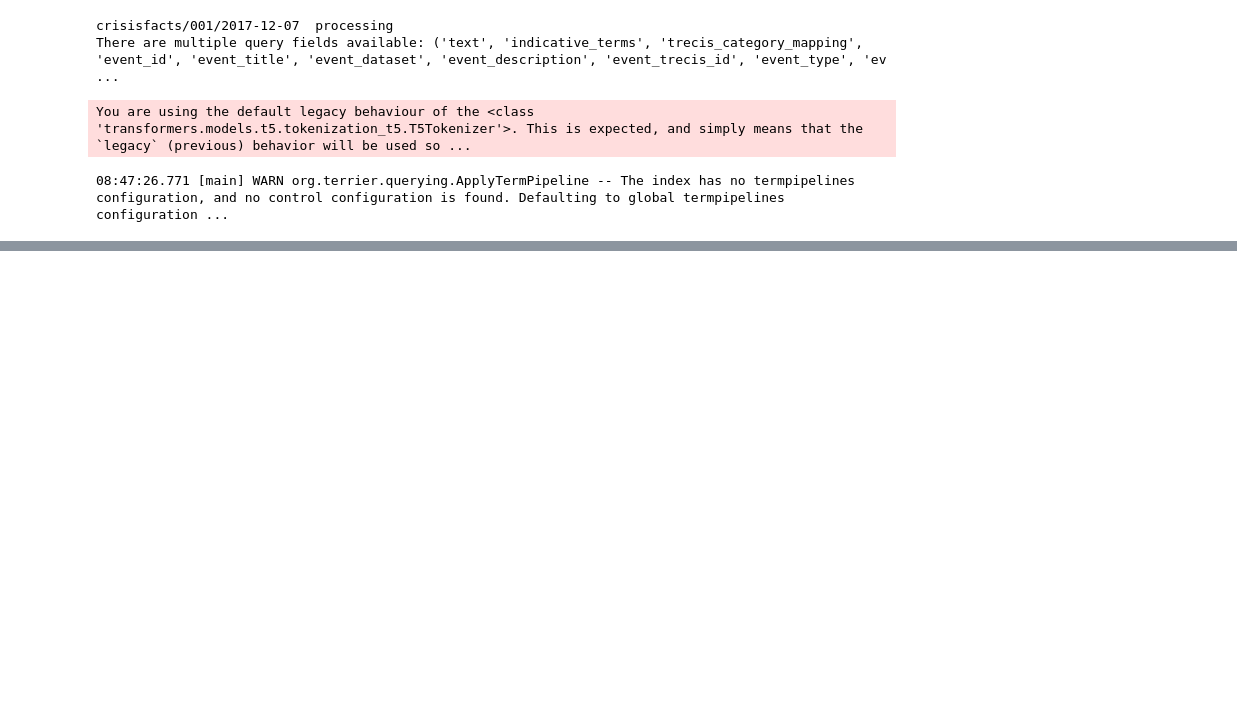
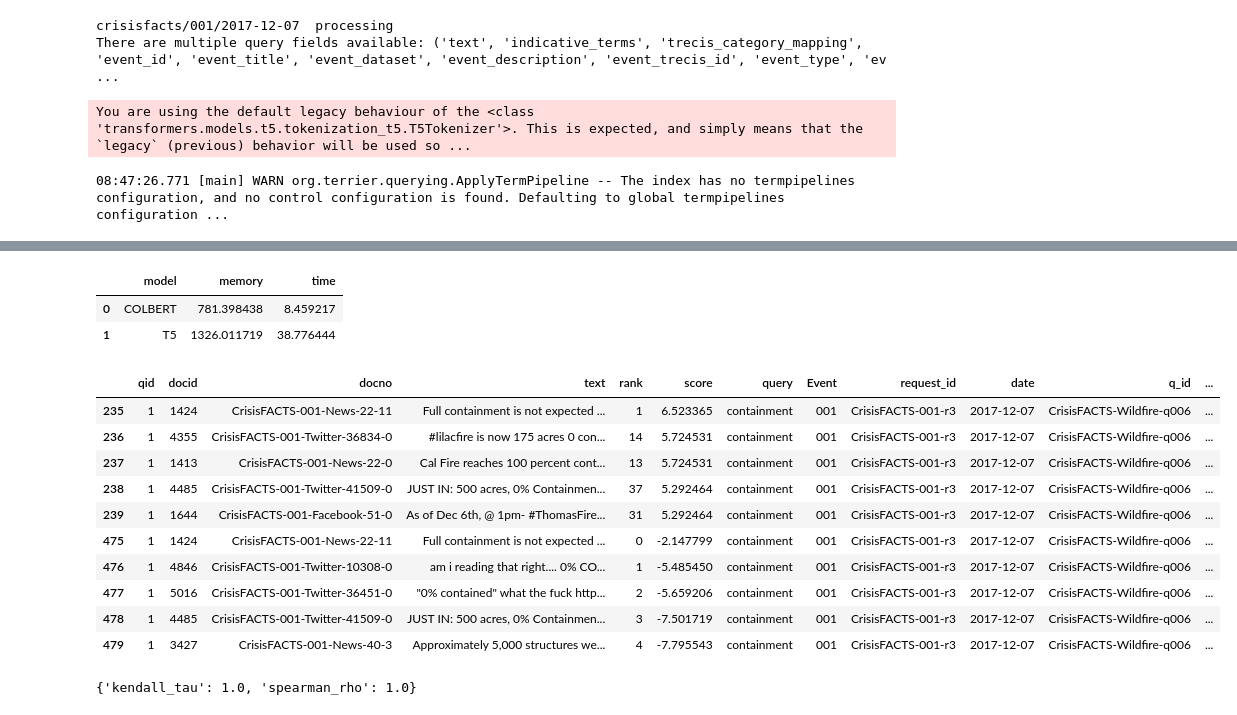
Before and after one commit to jaehobahng/crisisfacts_summarization, a Jupyter notebook: example.ipynb, the cells around one changed output, grey strips where cells are left out. Drawn from its saved outputs; the diff is of its cells as text; code cells hidden in the pictures; blank space fills up the shorter version.

```diff
--- a/example.ipynb
+++ b/example.ipynb
@@ -70,0 +291,41 @@ You are using the default legacy behaviour of the <class 'transformers.models.t5
+# %%
+from crisis_summary.summary import crisis
+from crisis_summary.utils.util import get_eventsMeta
+from dotenv import load_dotenv
+import os
+import pandas as pd
+
+pd.set_option('display.max_colwidth', 200)
+pd.set_option('display.max_columns', None)
+
+# Load variables from the .env file
+load_dotenv('.env')
+api = os.getenv("OPENAI_API_KEY")
+os.environ['IR_DATASETS_HOME'] = './'
+
+eventsMeta = get_eventsMeta(eventNoList='001', days=1)
+# %%
+# List to store the filtered dataframes
+dataframes = []
+
+# Assuming eventsMeta and models are defined
+mine = crisis(events=eventsMeta)
+
+# Perform rank and rerank
+final_df_col, time_taken, memory_used = mine.rank_rerank_colbert(model='BM25')
+final_df_col['model'] = 'COLBERT'
+final_df_col['memory'] = memory_used
+final_df_col['time'] = time_taken
+dataframes.append(final_df_col)
+
+final_df_t5, time_taken, memory_used = mine.rank_rerank_T5(model = 'BM25')
+final_df_t5['model'] = 'T5'
+final_df_t5['memory'] = memory_used
+final_df_t5['time'] = time_taken
+
+
+# Append the filtered dataframe to the list
+dataframes.append(final_df_t5)
+
+# Concatenate all filtered dataframes into one
+rerank_df = pd.concat(dataframes, ignore_index=True)
@@ -70,0 +347,20 @@ You are using the default legacy behaviour of the <class 'transformers.models.t5
+# %%
+rerank_df.groupby(['model'])[['memory','time']].mean().reset_index()
+# %% [output]
+|  | model | memory | time |
+| 0 | COLBERT | 781.398438 | 8.459217 |
+| 1 | T5 | 1326.011719 | 38.776444 |
+# %%
+rerank_df[rerank_df['query'] == 'containment']
+# %% [output]
+|  | qid | docid | docno | text | rank | score | query | Event | request_id | date | q_id | ... |
+| 235 | 1 | 1424 | CrisisFACTS-001-News-22-11 | Full containment is not expected ... | 1 | 6.523365 | containment | 001 | CrisisFACTS-001-r3 | 2017-12-07 | CrisisFACTS-Wildfire-q006 | ... |
+| 236 | 1 | 4355 | CrisisFACTS-001-Twitter-36834-0 | #lilacfire is now 175 acres 0 con... | 14 | 5.724531 | containment | 001 | CrisisFACTS-001-r3 | 2017-12-07 | CrisisFACTS-Wildfire-q006 | ... |
+| 237 | 1 | 1413 | CrisisFACTS-001-News-22-0 | Cal Fire reaches 100 percent cont... | 13 | 5.724531 | containment | 001 | CrisisFACTS-001-r3 | 2017-12-07 | CrisisFACTS-Wildfire-q006 | ... |
+| 238 | 1 | 4485 | CrisisFACTS-001-Twitter-41509-0 | JUST IN: 500 acres, 0% Containmen... | 37 | 5.292464 | containment | 001 | CrisisFACTS-001-r3 | 2017-12-07 | CrisisFACTS-Wildfire-q006 | ... |
+| 239 | 1 | 1644 | CrisisFACTS-001-Facebook-51-0 | As of Dec 6th, @ 1pm- #ThomasFire... | 31 | 5.292464 | containment | 001 | CrisisFACTS-001-r3 | 2017-12-07 | CrisisFACTS-Wildfire-q006 | ... |
+| 475 | 1 | 1424 | CrisisFACTS-001-News-22-11 | Full containment is not expected ... | 0 | -2.147799 | containment | 001 | CrisisFACTS-001-r3 | 2017-12-07 | CrisisFACTS-Wildfire-q006 | ... |
+| 476 | 1 | 4846 | CrisisFACTS-001-Twitter-10308-0 | am i reading that right.... 0% CO... | 1 | -5.485450 | containment | 001 | CrisisFACTS-001-r3 | 2017-12-07 | CrisisFACTS-Wildfire-q006 | ... |
+| 477 | 1 | 5016 | CrisisFACTS-001-Twitter-36451-0 | "0% contained" what the fuck http... | 2 | -5.659206 | containment | 001 | CrisisFACTS-001-r3 | 2017-12-07 | CrisisFACTS-Wildfire-q006 | ... |
+| 478 | 1 | 4485 | CrisisFACTS-001-Twitter-41509-0 | JUST IN: 500 acres, 0% Containmen... | 3 | -7.501719 | containment | 001 | CrisisFACTS-001-r3 | 2017-12-07 | CrisisFACTS-Wildfire-q006 | ... |
+| 479 | 1 | 3427 | CrisisFACTS-001-News-40-3 | Approximately 5,000 structures we... | 4 | -7.795543 | containment | 001 | CrisisFACTS-001-r3 | 2017-12-07 | CrisisFACTS-Wildfire-q006 | ... |
@@ -70,0 +379,4 @@ You are using the default legacy behaviour of the <class 'transformers.models.t5
+# %%
+a
+# %% [output]
+{'kendall_tau': 1.0, 'spearman_rho': 1.0}
```
Also changed, not shown: parts of 17 cells of this notebook, 12 other files.
